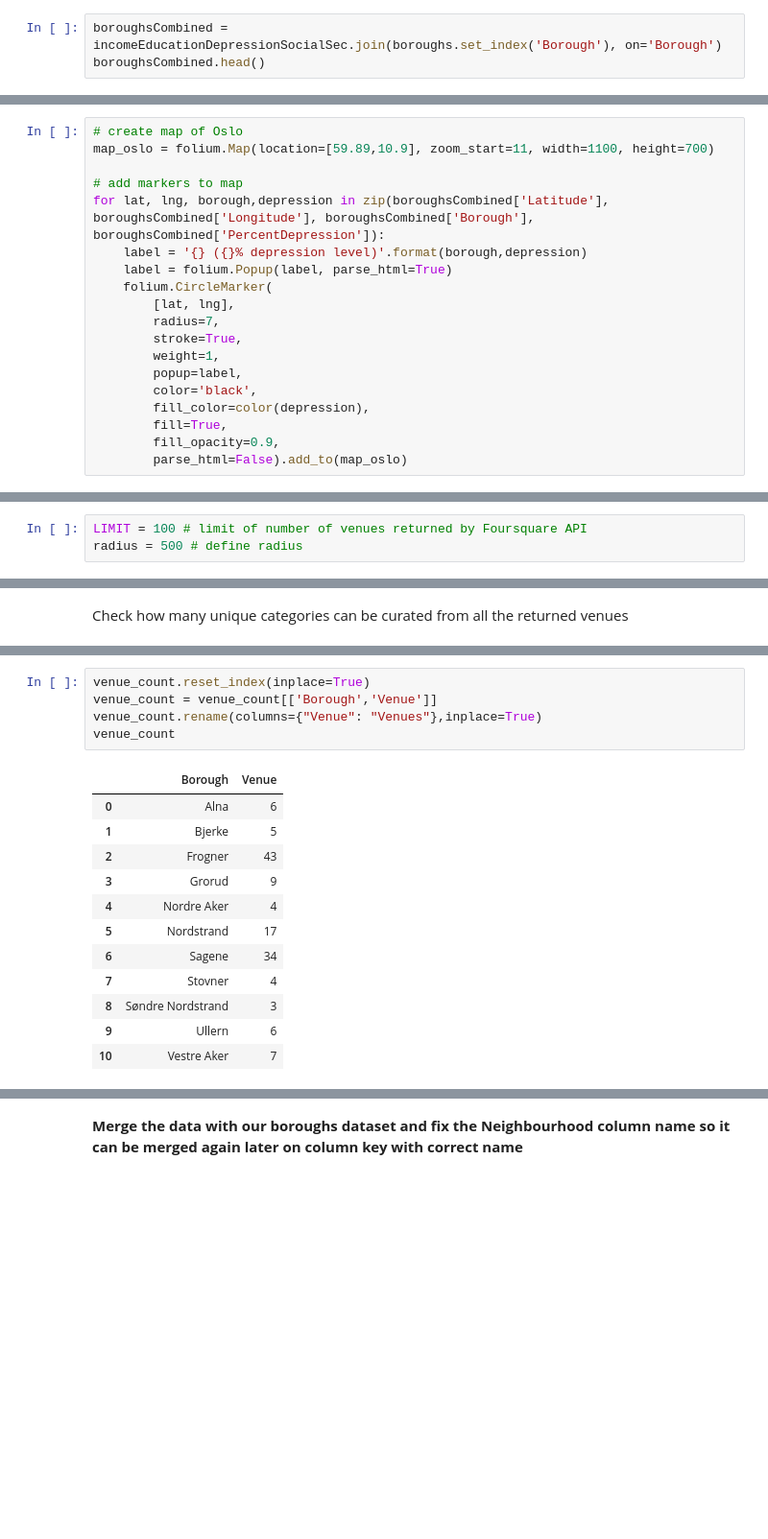
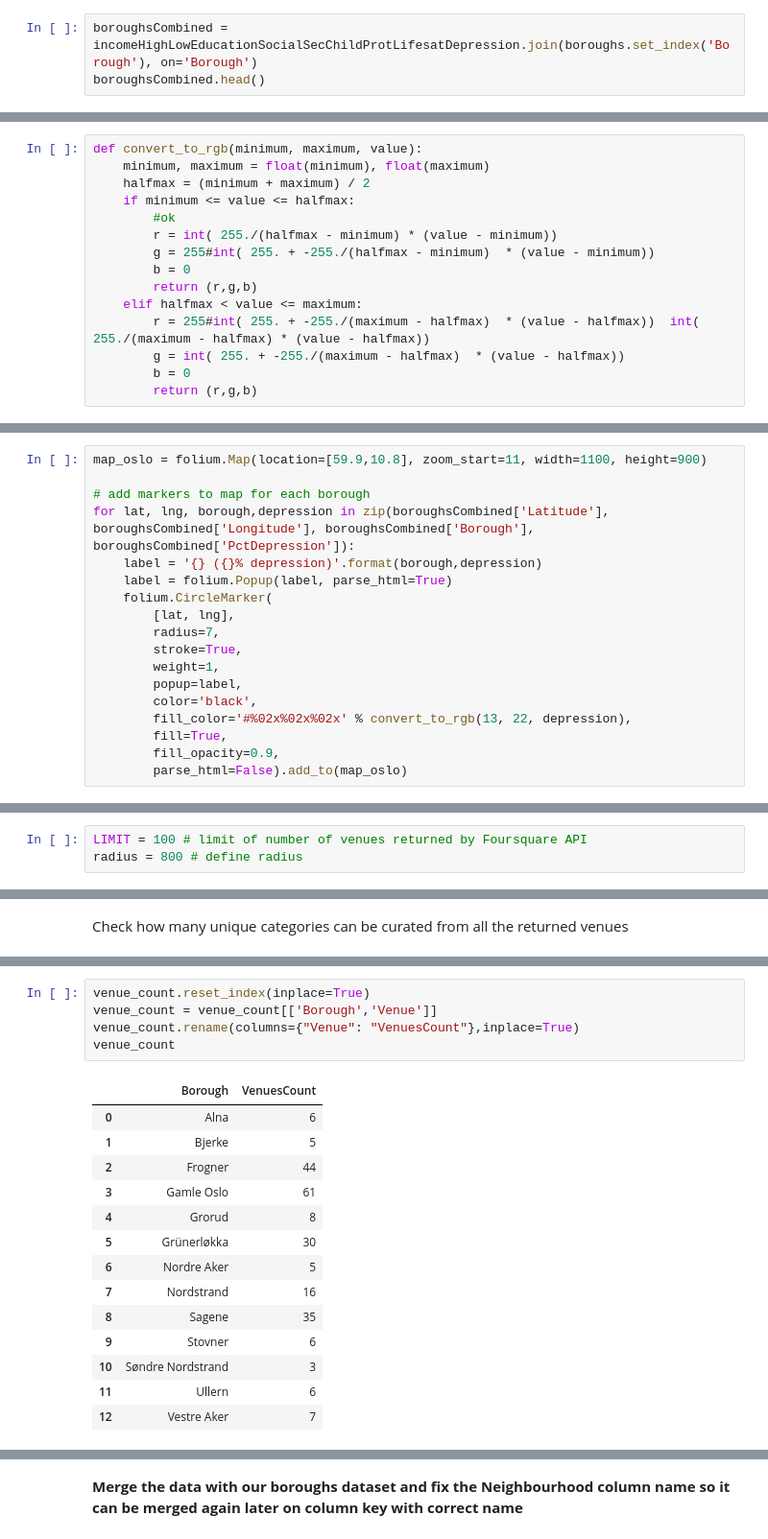
Before and after one commit to roylac/Coursera_Capstone, a Jupyter notebook: Capstone week 4.ipynb, the cells around one changed output, grey strips where cells are left out. Shown: that part at 96% size. Cells and saved outputs as stored; diff of their text form; blank space fills up the shorter version.

```diff
--- a/Capstone week 4.ipynb
+++ b/Capstone week 4.ipynb
@@ -232,4 +359,4 @@ incomeHighLowEducationDepressionSocialSec.head()
 # %%
-boroughsCombined = incomeEducationDepressionSocialSec.join(boroughs.set_index('Borough'), on='Borough')
+boroughsCombined = incomeHighLowEducationSocialSecChildProtLifesatDepression.join(boroughs.set_index('Borough'), on='Borough')
 boroughsCombined.head()
 # %% [output]
@@ -268,0 +396,15 @@ Read lat long data for postal areas
+# %%
+def convert_to_rgb(minimum, maximum, value):
+    minimum, maximum = float(minimum), float(maximum)
+    halfmax = (minimum + maximum) / 2
+    if minimum <= value <= halfmax:
+        #ok
+        r = int( 255./(halfmax - minimum) * (value - minimum))
+        g = 255#int( 255. + -255./(halfmax - minimum)  * (value - minimum))
+        b = 0
+        return (r,g,b)
+    elif halfmax < value <= maximum:
+        r = 255#int( 255. + -255./(maximum - halfmax)  * (value - halfmax))  int( 255./(maximum - halfmax) * (value - halfmax))
+        g = int( 255. + -255./(maximum - halfmax)  * (value - halfmax))
+        b = 0
+        return (r,g,b)
@@ -269,10 +413,9 @@ Read lat long data for postal areas
 # %%
-# create map of Oslo
-map_oslo = folium.Map(location=[59.89,10.9], zoom_start=11, width=1100, height=700)
+map_oslo = folium.Map(location=[59.9,10.8], zoom_start=11, width=1100, height=900)
 
-# add markers to map
-for lat, lng, borough,depression in zip(boroughsCombined['Latitude'], boroughsCombined['Longitude'], boroughsCombined['Borough'], boroughsCombined['PercentDepression']):
-    label = '{} ({}% depression level)'.format(borough,depression)
+# add markers to map for each borough
+for lat, lng, borough,depression in zip(boroughsCombined['Latitude'], boroughsCombined['Longitude'], boroughsCombined['Borough'], boroughsCombined['PctDepression']):
+    label = '{} ({}% depression)'.format(borough,depression)
     label = folium.Popup(label, parse_html=True)
     folium.CircleMarker(
         [lat, lng],
@@ -281,7 +424,7 @@ for lat, lng, borough,depression in zip(boroughsCombined['Latitude'], boroughsCo
         weight=1,
         popup=label,
         color='black',
-        fill_color=color(depression),
+        fill_color='#%02x%02x%02x' % convert_to_rgb(13, 22, depression),
         fill=True,
         fill_opacity=0.9,
         parse_html=False).add_to(map_oslo)
@@ -298,4 +442,4 @@ CLIENT_SECRET = '3PEYBVMJCOSVQUVO2RHYEEEBK1CZOM2HEUUTENBR5KGJDHA0' # your Foursq
 VERSION = '20180605' # Foursquare API version
 # %%
 LIMIT = 100 # limit of number of venues returned by Foursquare API
-radius = 500 # define radius
+radius = 800 # define radius
@@ -387,18 +535,20 @@ Setup dataframe for number of vanues by borough
 # %%
 venue_count.reset_index(inplace=True)
 venue_count = venue_count[['Borough','Venue']]
-venue_count.rename(columns={"Venue": "Venues"},inplace=True)
+venue_count.rename(columns={"Venue": "VenuesCount"},inplace=True)
 venue_count
 # %% [output]
-|  | Borough | Venue |
+|  | Borough | VenuesCount |
 | 0 | Alna | 6 |
 | 1 | Bjerke | 5 |
-| 2 | Frogner | 43 |
-| 3 | Grorud | 9 |
-| 4 | Nordre Aker | 4 |
-| 5 | Nordstrand | 17 |
-| 6 | Sagene | 34 |
-| 7 | Stovner | 4 |
-| 8 | Søndre Nordstrand | 3 |
-| 9 | Ullern | 6 |
-| 10 | Vestre Aker | 7 |
+| 2 | Frogner | 44 |
+| 3 | Gamle Oslo | 61 |
+| 4 | Grorud | 8 |
+| 5 | Grünerløkka | 30 |
+| 6 | Nordre Aker | 5 |
+| 7 | Nordstrand | 16 |
+| 8 | Sagene | 35 |
+| 9 | Stovner | 6 |
+| 10 | Søndre Nordstrand | 3 |
+| 11 | Ullern | 6 |
+| 12 | Vestre Aker | 7 |
```
Also changed, not shown: parts of 150 cells of this notebook.
